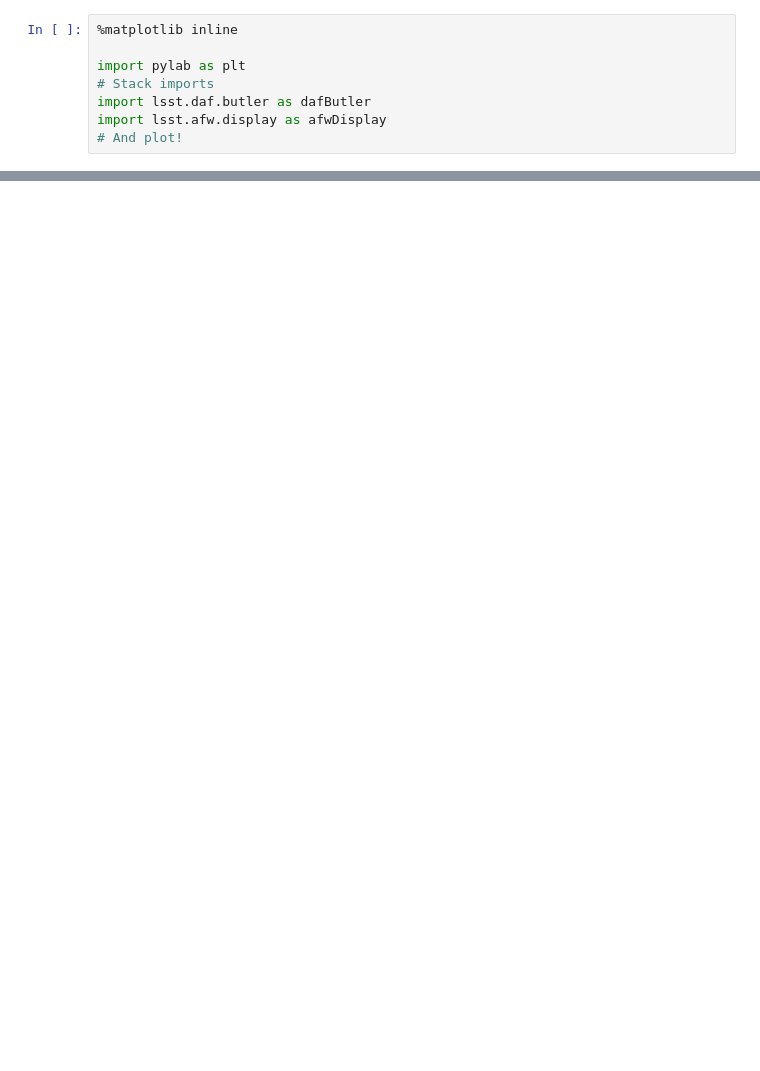
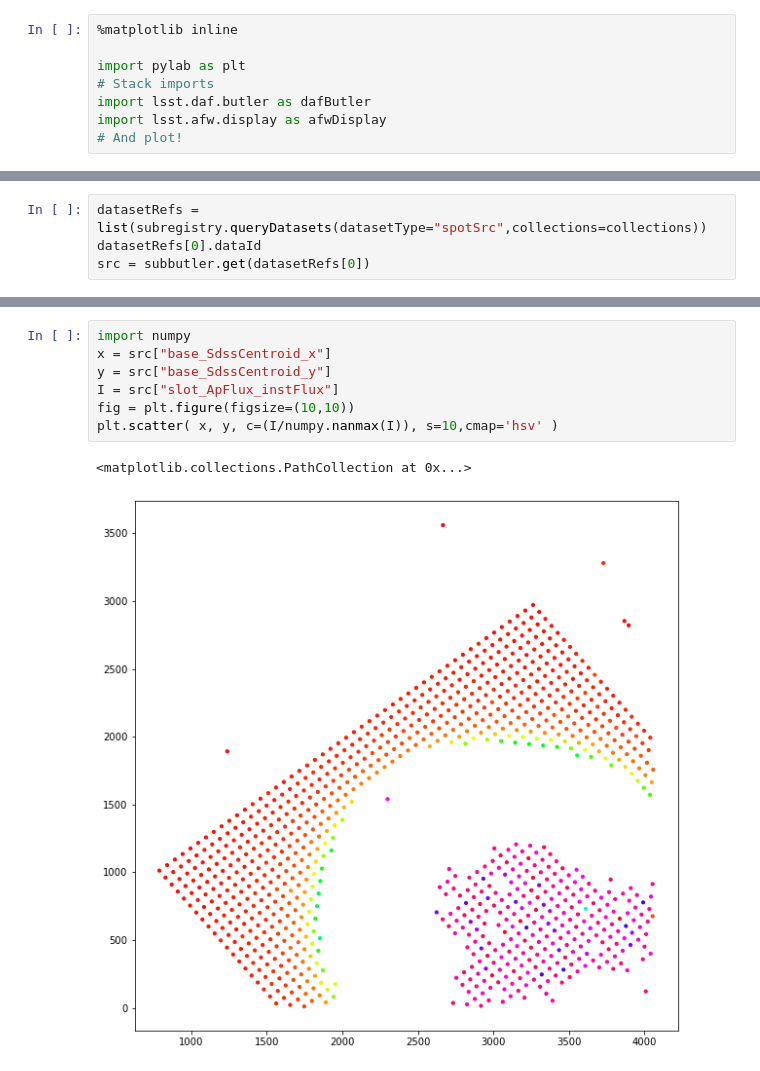
Before and after one commit to youtsumi/ButlerGen3Work, a Jupyter notebook: ButlerExercise.ipynb, the cells around one changed output, grey strips where cells are left out. Drawn from its saved outputs; the diff is of its cells as text; blank space fills up the shorter version.

```diff
--- a/ButlerExercise.ipynb
+++ b/ButlerExercise.ipynb
@@ -110,0 +105,4 @@ plt.imshow(fh[1].data)
+# %%
+datasetRefs = list(subregistry.queryDatasets(datasetType="spotSrc",collections=collections))
+datasetRefs[0].dataId
+src = subbutler.get(datasetRefs[0])
@@ -110,0 +132,10 @@ plt.imshow(fh[1].data)
+# %%
+import numpy
+x = src["base_SdssCentroid_x"]
+y = src["base_SdssCentroid_y"]
+I = src["slot_ApFlux_instFlux"]
+fig = plt.figure(figsize=(10,10))
+plt.scatter( x, y, c=(I/numpy.nanmax(I)), s=10,cmap='hsv' )
+# %% [output]
+<matplotlib.collections.PathCollection at 0x...>
+[figure, added]
```
Also changed, not shown: parts of 12 cells of this notebook.
